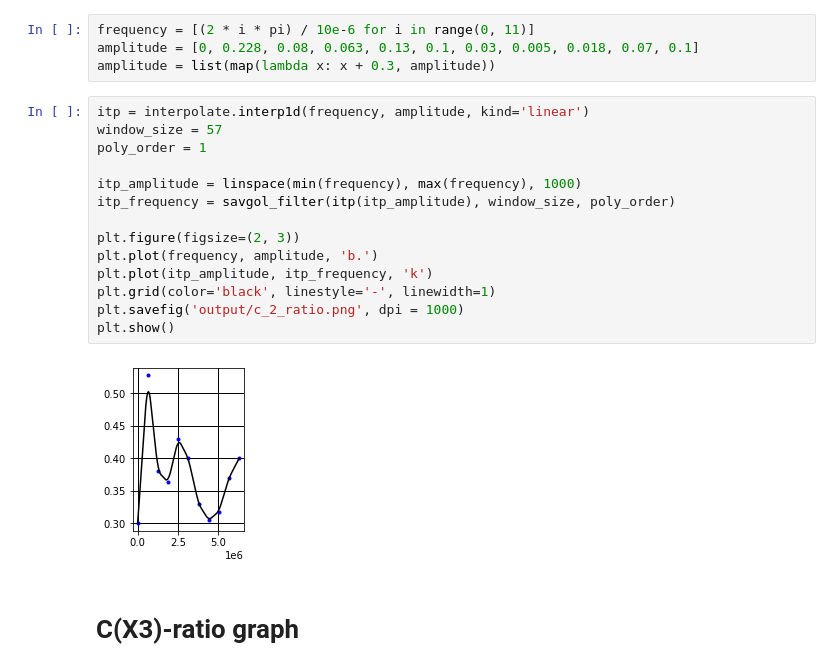
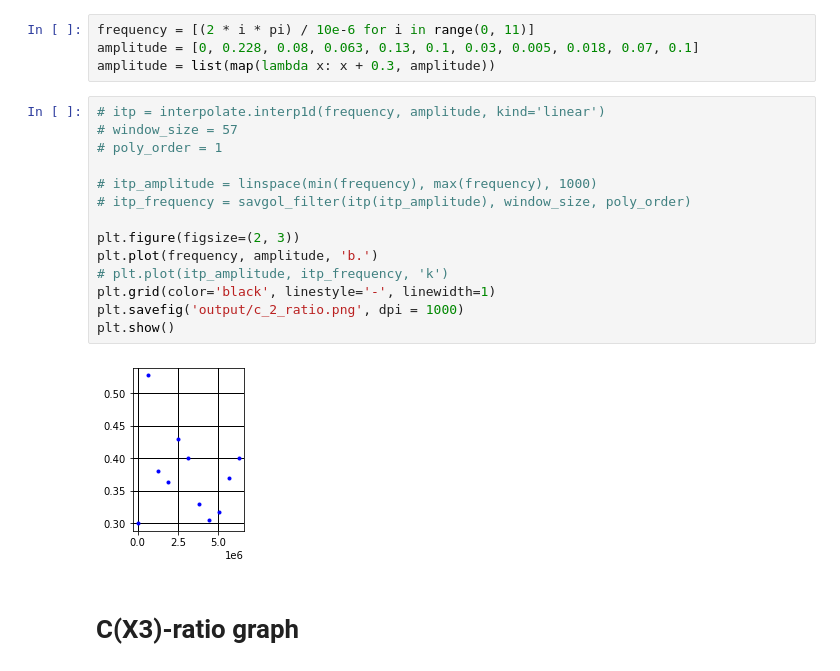
Before and after one commit to Felecort/Python-Rush, a Jupyter notebook: src/Pet_Projects/Task_Calculations/Fourier_coeff.ipynb, the cells around one changed output. Cells and saved outputs as stored; diff of their text form.

Commit message:
interpolation removed

```diff
--- a/src/Pet_Projects/Task_Calculations/Fourier_coeff.ipynb
+++ b/src/Pet_Projects/Task_Calculations/Fourier_coeff.ipynb
@@ -165,21 +165,21 @@ frequency = [(2 * i * pi) / 10e-6 for i in range(0, 11)]
 amplitude = [0, 0.228, 0.08, 0.063, 0.13, 0.1, 0.03, 0.005, 0.018, 0.07, 0.1]
 amplitude = list(map(lambda x: x + 0.3, amplitude))
 # %%
-itp = interpolate.interp1d(frequency, amplitude, kind='linear')
-window_size = 57
-poly_order = 1
+# itp = interpolate.interp1d(frequency, amplitude, kind='linear')
+# window_size = 57
+# poly_order = 1
 
-itp_amplitude = linspace(min(frequency), max(frequency), 1000)
-itp_frequency = savgol_filter(itp(itp_amplitude), window_size, poly_order)
+# itp_amplitude = linspace(min(frequency), max(frequency), 1000)
+# itp_frequency = savgol_filter(itp(itp_amplitude), window_size, poly_order)
 
 plt.figure(figsize=(2, 3))
 plt.plot(frequency, amplitude, 'b.')
-plt.plot(itp_amplitude, itp_frequency, 'k')
+# plt.plot(itp_amplitude, itp_frequency, 'k')
 plt.grid(color='black', linestyle='-', linewidth=1)
 plt.savefig('output/c_2_ratio.png', dpi = 1000)
 plt.show()
 # %% [output]
-[figure, old version]
+[figure, new version]
 # %% [markdown]
 # C(X3)-ratio graph
 # %%
```
Also changed, not shown: parts of 3 cells of this notebook.
